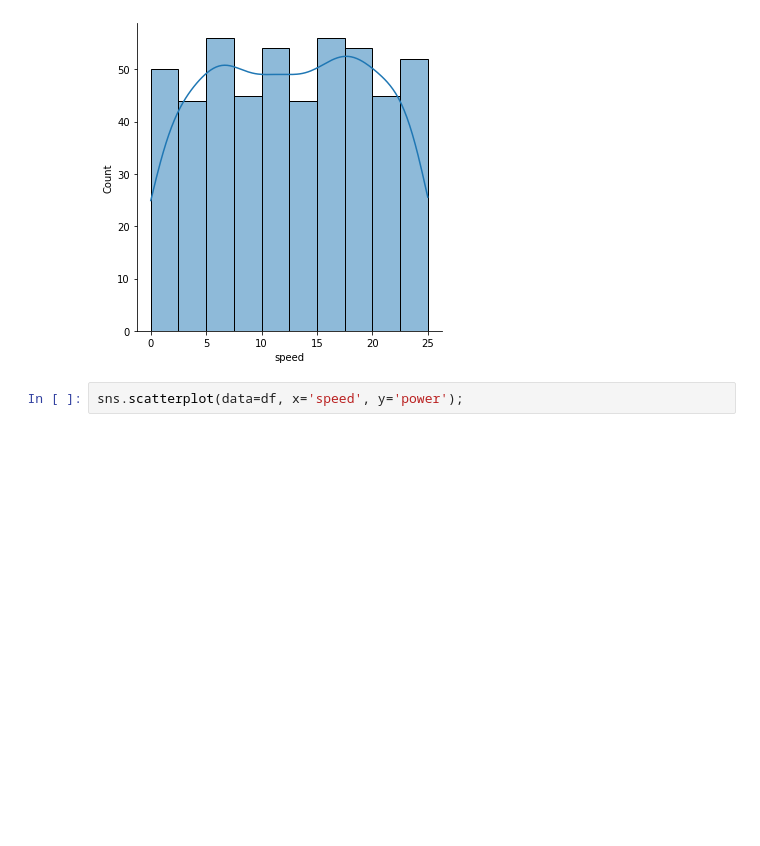
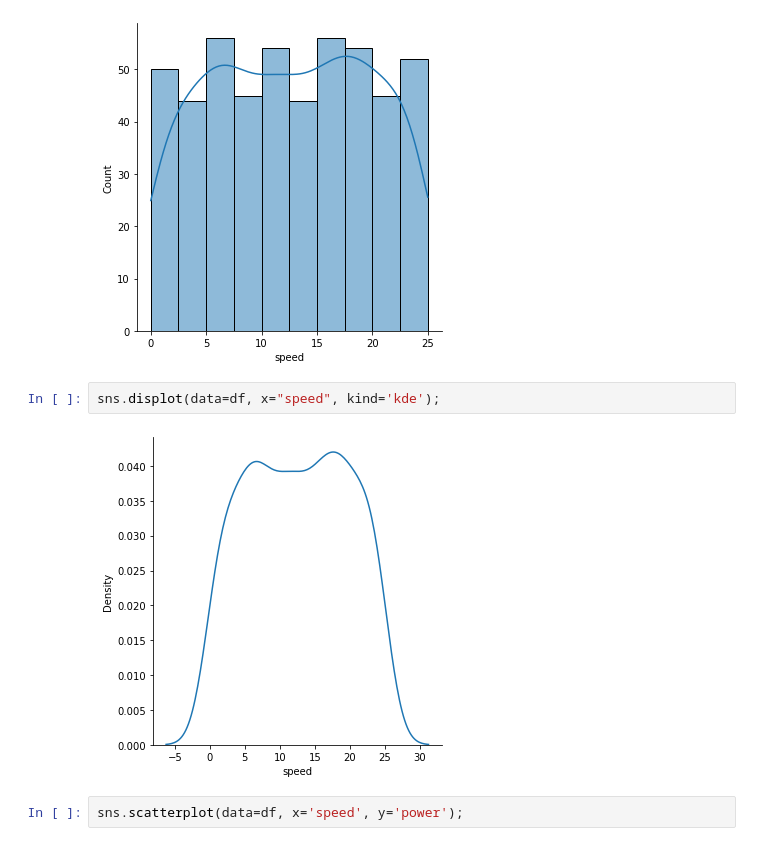
Before and after one commit to jonkavana/FODA---Project-2021, a Jupyter notebook: Fundamentals of Data Analytics Project 2020.ipynb, the cells around one changed output. Cells and saved outputs as stored; diff of their text form; blank space fills up the shorter version.

Commit message:
addition of new analysis and graphs

```diff
--- a/Fundamentals of Data Analytics Project 2020.ipynb
+++ b/Fundamentals of Data Analytics Project 2020.ipynb
@@ -122,6 +132,10 @@ sns.displot(df["power"], kde=True);
 sns.displot(df["speed"], kde=True);
 # %% [output]
 [figure]
+# %%
+sns.displot(data=df, x="speed", kind='kde');
+# %% [output]
+[figure, added]
 # %%
 sns.scatterplot(data=df, x='speed', y='power');
 # %% [output]
```
Also changed, not shown: parts of 4 cells of this notebook.
